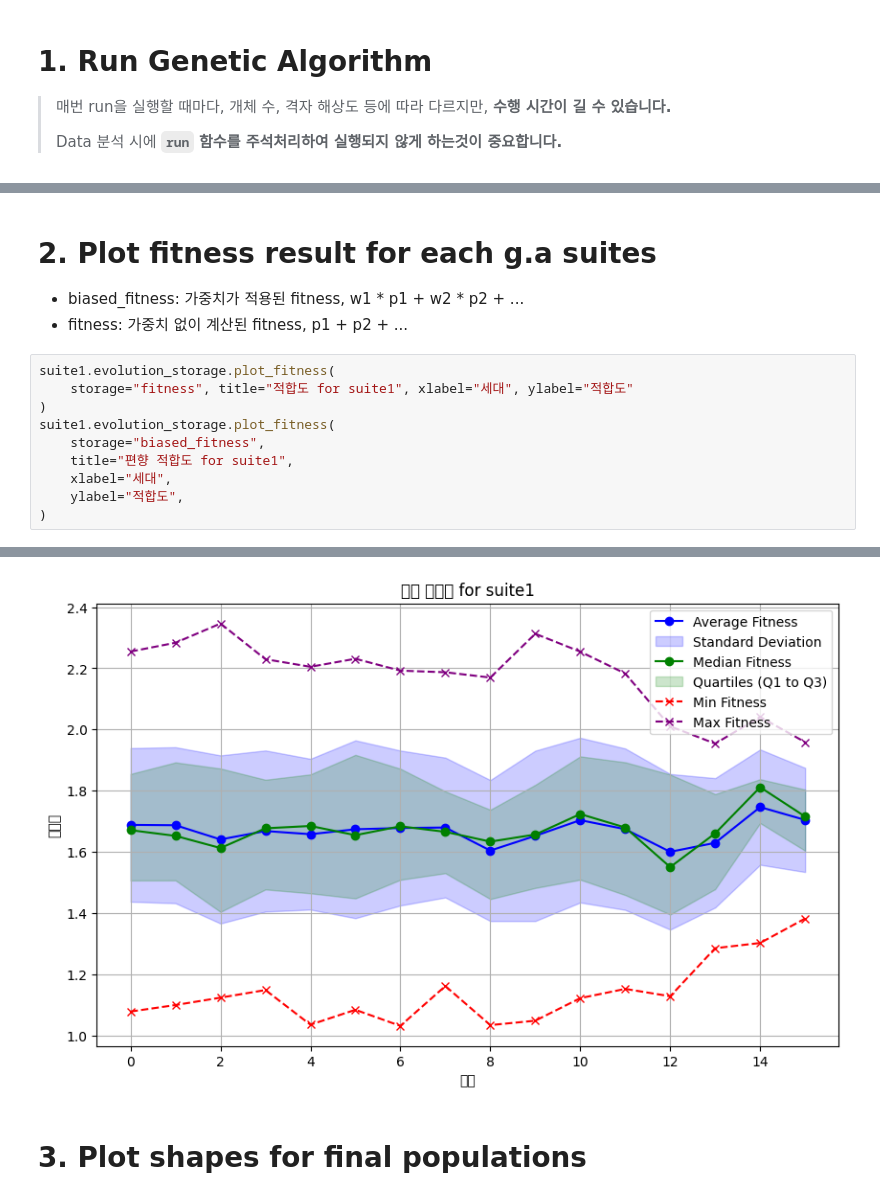
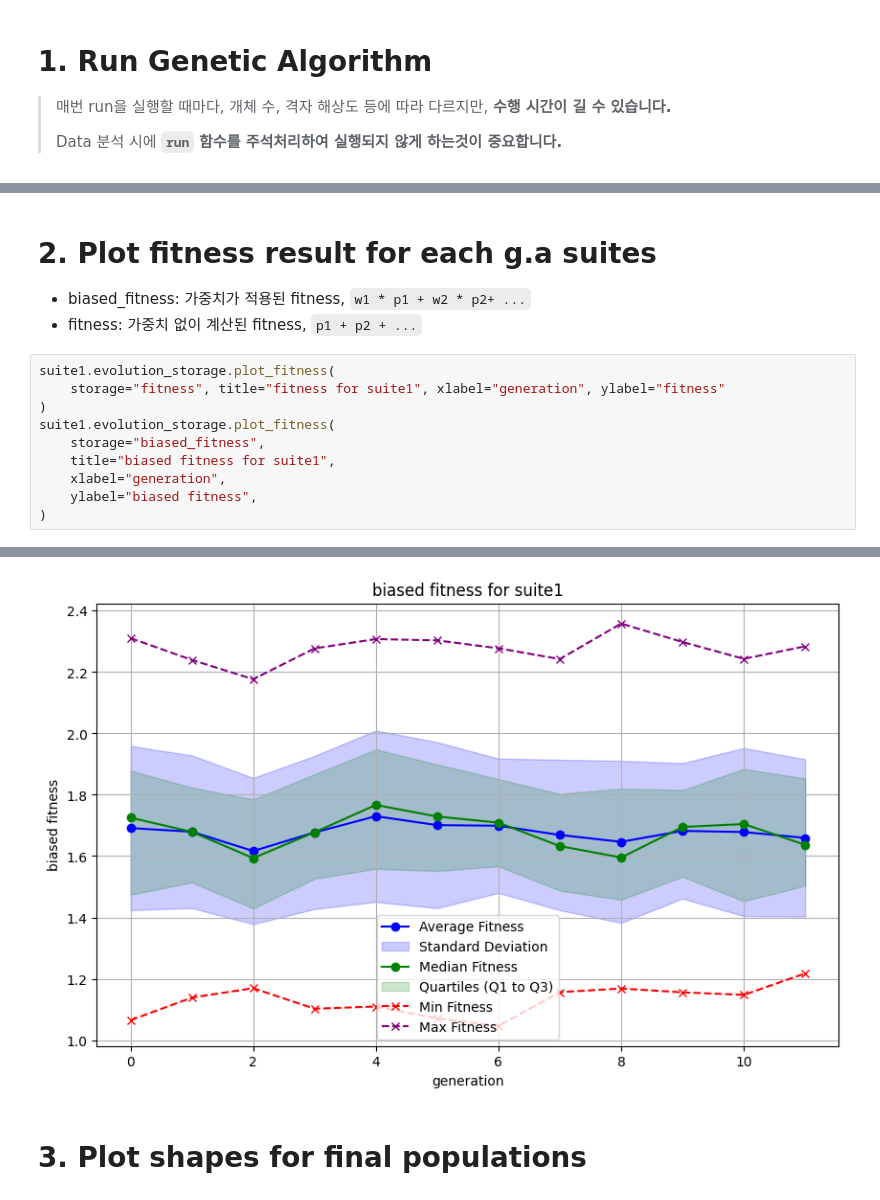
Before and after one commit to danpacho/capstone_1, a Jupyter notebook: test.ga.ipynb, the cells around one changed output, grey strips where cells are left out. Saved outputs shown, nothing was run; the diff lists cells and outputs as text.

```diff
--- a/test.ga.ipynb
+++ b/test.ga.ipynb
@@ -105,16 +106,16 @@ Population_initializer: VentInitializer
 # %% [markdown]
 # 2. Plot fitness result for each g.a suites
 
-- biased_fitness: 가중치가 적용된 fitness, w1 * p1 + w2 * p2 + ...
-- fitness: 가중치 없이 계산된 fitness, p1 + p2 + ...
+- biased_fitness: 가중치가 적용된 fitness, `w1 * p1 + w2 * p2+ ...`
+- fitness: 가중치 없이 계산된 fitness, `p1 + p2 + ...`
 # %%
 suite1.evolution_storage.plot_fitness(
-    storage="fitness", title="적합도 for suite1", xlabel="세대", ylabel="적합도"
+    storage="fitness", title="fitness for suite1", xlabel="generation", ylabel="fitness"
 )
 suite1.evolution_storage.plot_fitness(
     storage="biased_fitness",
-    title="편향 적합도 for suite1",
-    xlabel="세대",
-    ylabel="적합도",
+    title="biased fitness for suite1",
+    xlabel="generation",
+    ylabel="biased fitness",
 )
 # %% [output]
@@ -122,4 +123,4 @@ suite1.evolution_storage.plot_fitness(
-[figure, old version]
+[figure, new version]
 # %% [markdown]
 # 3. Plot shapes for final populations
 # %% [markdown]
```
Also changed, not shown: parts of 5 cells of this notebook.
